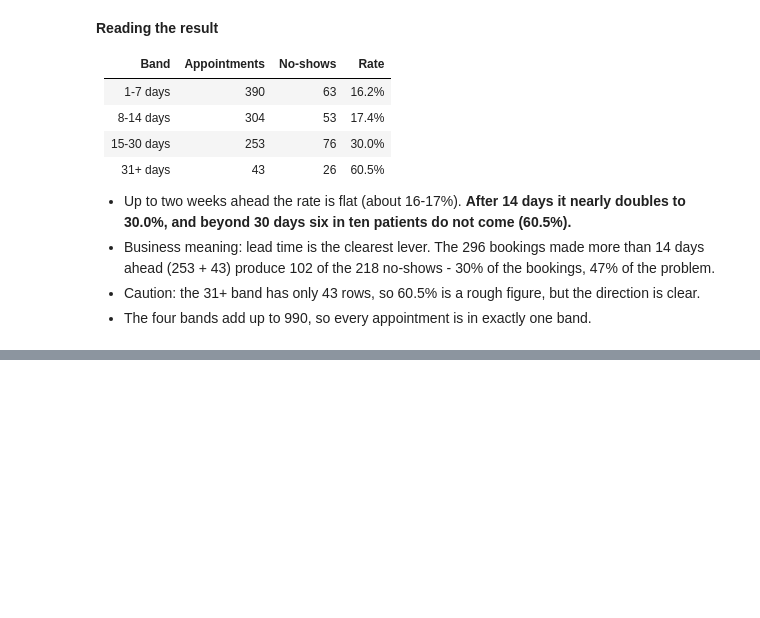
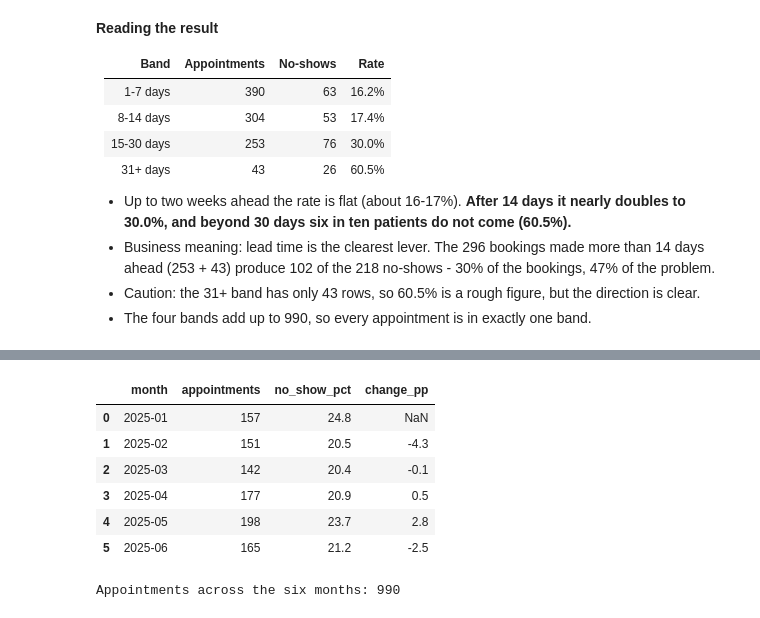
Before and after one commit to Advay4706/MASAI-CAPSTONE-PROJ, a Jupyter notebook: notebooks/02_sql_analysis.ipynb, the cells around one changed output, grey strips where cells are left out. Saved outputs shown, nothing was run; the diff lists cells and outputs as text; code cells hidden in the pictures; blank space fills up the shorter version.

Commit message:
Step 2.4: monthly no-show trend with CTE and LAG

```diff
--- a/notebooks/02_sql_analysis.ipynb
+++ b/notebooks/02_sql_analysis.ipynb
@@ -395,0 +413,29 @@ Rows covered by the four bands: 990
+# %%
+Q_MONTHLY = """
+WITH monthly AS (
+  SELECT SUBSTR(appt_date, 1, 7)                    AS month,
+         COUNT(*)                                   AS appointments,
+         ROUND(100.0 * SUM(no_show) / COUNT(*), 1)  AS no_show_pct
+  FROM appointments
+  GROUP BY SUBSTR(appt_date, 1, 7)
+)
+SELECT month,
+       appointments,
+       no_show_pct,
+       ROUND(no_show_pct - LAG(no_show_pct) OVER (ORDER BY month), 1) AS change_pp
+FROM monthly
+ORDER BY month;
+"""
+
+monthly = query(Q_MONTHLY)
+display(monthly)
+print("Appointments across the six months:", monthly["appointments"].sum())
+# %% [output]
+|  | month | appointments | no_show_pct | change_pp |
+| 0 | 2025-01 | 157 | 24.8 | NaN |
+| 1 | 2025-02 | 151 | 20.5 | -4.3 |
+| 2 | 2025-03 | 142 | 20.4 | -0.1 |
+| 3 | 2025-04 | 177 | 20.9 | 0.5 |
+| 4 | 2025-05 | 198 | 23.7 | 2.8 |
+| 5 | 2025-06 | 165 | 21.2 | -2.5 |
+Appointments across the six months: 990
```
Also changed, not shown: parts of 2 cells of this notebook, 1 other file.
